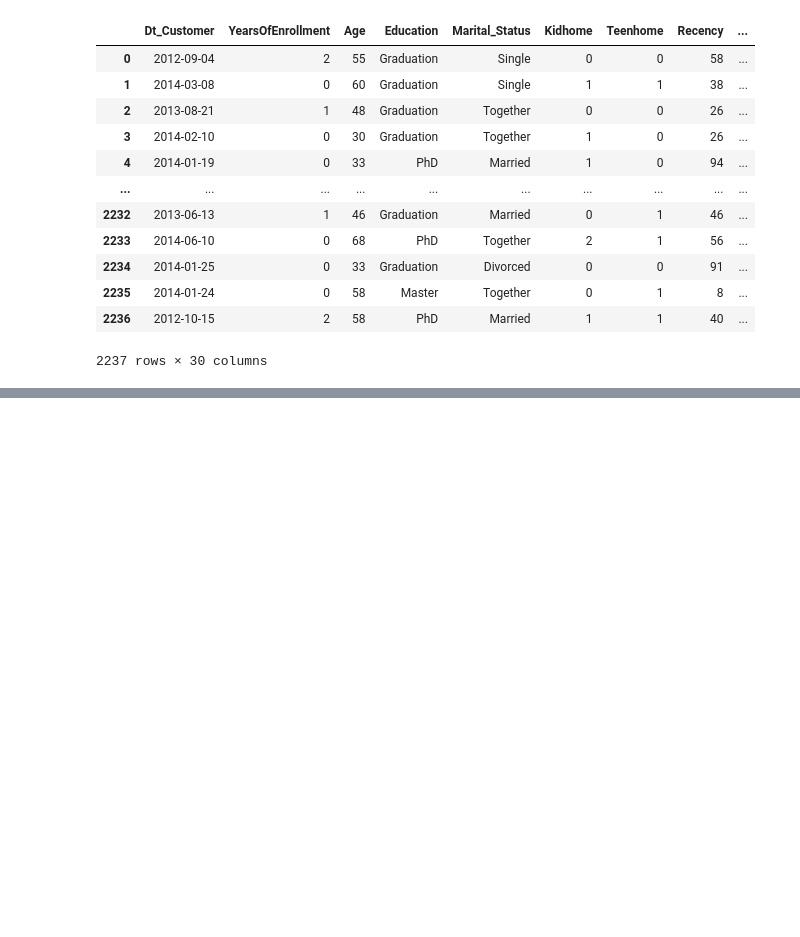
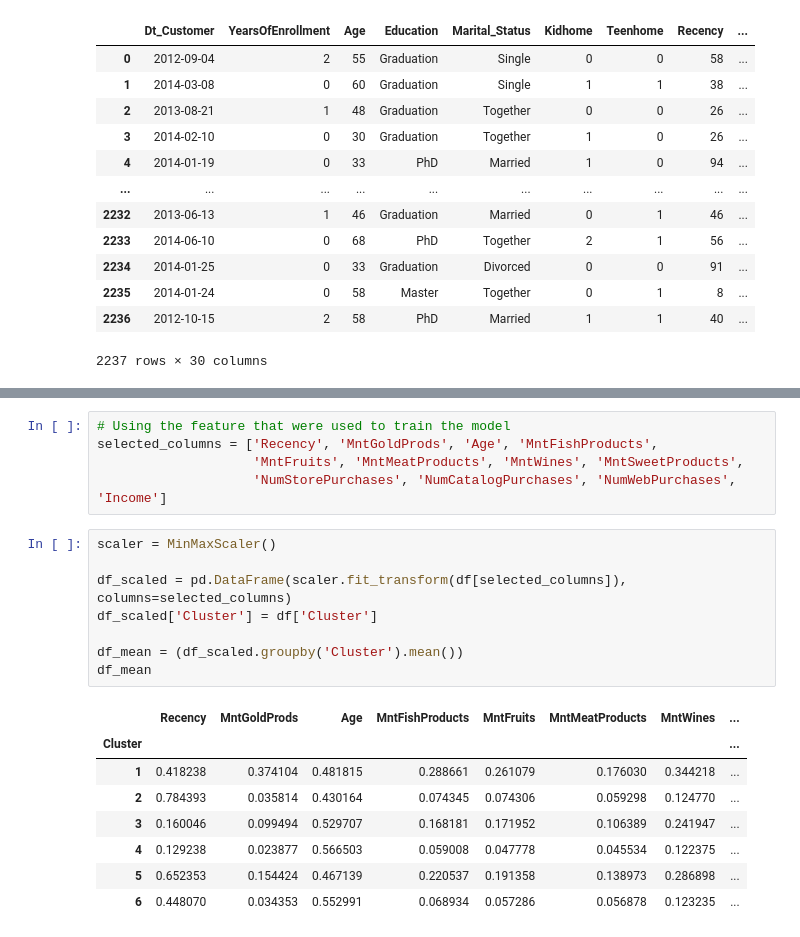
Before and after one commit to mhnasser/marketing_campaign_analysis, a Jupyter notebook: 03_notebooks/02_after_modeling_analysis.ipynb, the cells around one changed output, grey strips where cells are left out. Cells and saved outputs as stored; diff of their text form; blank space fills up the shorter version.

```diff
--- a/03_notebooks/02_after_modeling_analysis.ipynb
+++ b/03_notebooks/02_after_modeling_analysis.ipynb
@@ -23,0 +50,22 @@ df
+# %%
+# Using the feature that were used to train the model
+selected_columns = ['Recency', 'MntGoldProds', 'Age', 'MntFishProducts',
+                    'MntFruits', 'MntMeatProducts', 'MntWines', 'MntSweetProducts',
+                    'NumStorePurchases', 'NumCatalogPurchases', 'NumWebPurchases', 'Income']
+# %%
+scaler = MinMaxScaler()
+
+df_scaled = pd.DataFrame(scaler.fit_transform(df[selected_columns]), columns=selected_columns)
+df_scaled['Cluster'] = df['Cluster']
+
+df_mean = (df_scaled.groupby('Cluster').mean())
+df_mean
+# %% [output]
+|  | Recency | MntGoldProds | Age | MntFishProducts | MntFruits | MntMeatProducts | MntWines | ... |
+| Cluster |  |  |  |  |  |  |  | ... |
+| 1 | 0.418238 | 0.374104 | 0.481815 | 0.288661 | 0.261079 | 0.176030 | 0.344218 | ... |
+| 2 | 0.784393 | 0.035814 | 0.430164 | 0.074345 | 0.074306 | 0.059298 | 0.124770 | ... |
+| 3 | 0.160046 | 0.099494 | 0.529707 | 0.168181 | 0.171952 | 0.106389 | 0.241947 | ... |
+| 4 | 0.129238 | 0.023877 | 0.566503 | 0.059008 | 0.047778 | 0.045534 | 0.122375 | ... |
+| 5 | 0.652353 | 0.154424 | 0.467139 | 0.220537 | 0.191358 | 0.138973 | 0.286898 | ... |
+| 6 | 0.448070 | 0.034353 | 0.552991 | 0.068934 | 0.057286 | 0.056878 | 0.123235 | ... |
```
Also changed, not shown: parts of 10 cells of this notebook, 3 other files.
